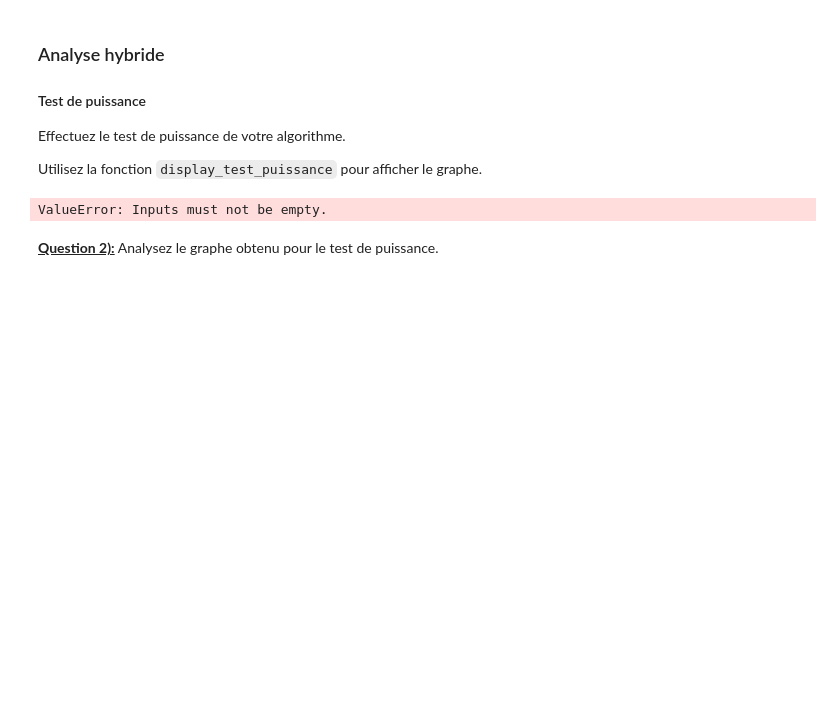
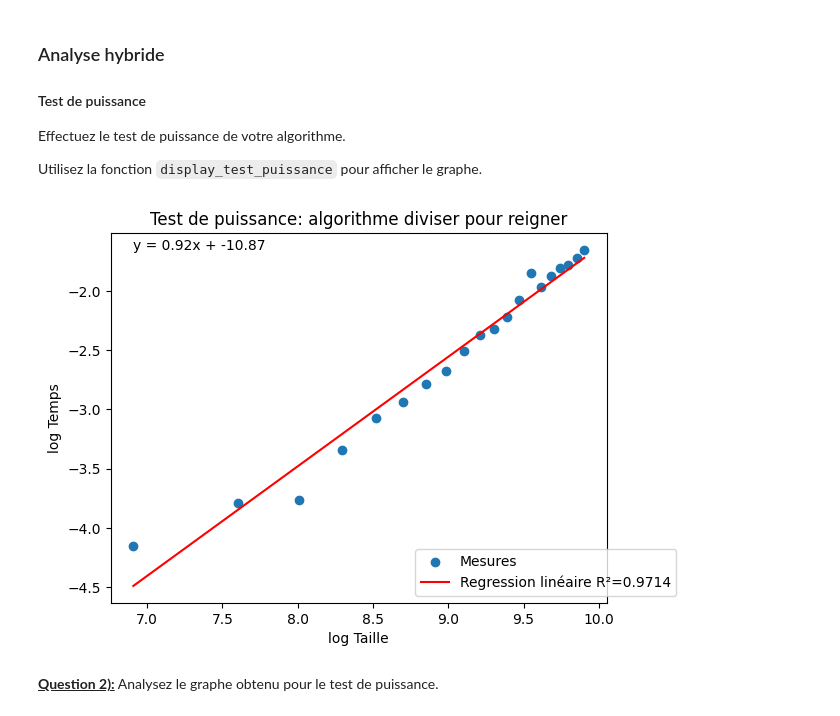
Before and after one commit to simden012/INF8775_Labs, a Jupyter notebook: TP1/TP1-H24.ipynb, the cells around one changed output. Saved outputs shown, nothing was run; the diff lists cells and outputs as text; code cells hidden in the pictures; blank space fills up the shorter version.

```diff
--- a/TP1/TP1-H24.ipynb
+++ b/TP1/TP1-H24.ipynb
@@ -523,6 +523,6 @@ verification_plot(example_buildings, skyline_divide_and_conquer(example_building
 ### Mesures (seuil 1)
 # %%
 # TODO: Utilisez un de vos matricules comme graine et une liste de tailles judicieusement choisies
-dataset = get_dataset(123456789, [])
+dataset = get_dataset(2152269, [ 1000, 2000, 3000, 4000, 5000, 6000, 7000, 8000, 9000, 10000, 11000, 12000, 13000, 14000, 15000, 16000, 17000, 18000, 19000, 20000])
 # %%
 measures_divide_naive_threshold = measure_procedure(skyline_divide_and_conquer, dataset)
@@ -539,8 +557,8 @@ Effectuez le test de puissance de votre algorithme.
 
 Utilisez la fonction `display_test_puissance` pour afficher le graphe.
 # %%
-display_test_puissance(values_test_puissance(measures_divide_naive_threshold), "Test de puissance: algorithme naïf")
+display_test_puissance(values_test_puissance(measures_divide_naive_threshold), "Test de puissance: algorithme diviser pour reigner")
 # %% [output]
-ValueError: Inputs must not be empty.
+[figure, added]
 # %% [markdown]
 <u>**Question 2):**</u> Analysez le graphe obtenu pour le test de puissance.
```
Also changed, not shown: parts of 7 cells of this notebook.
